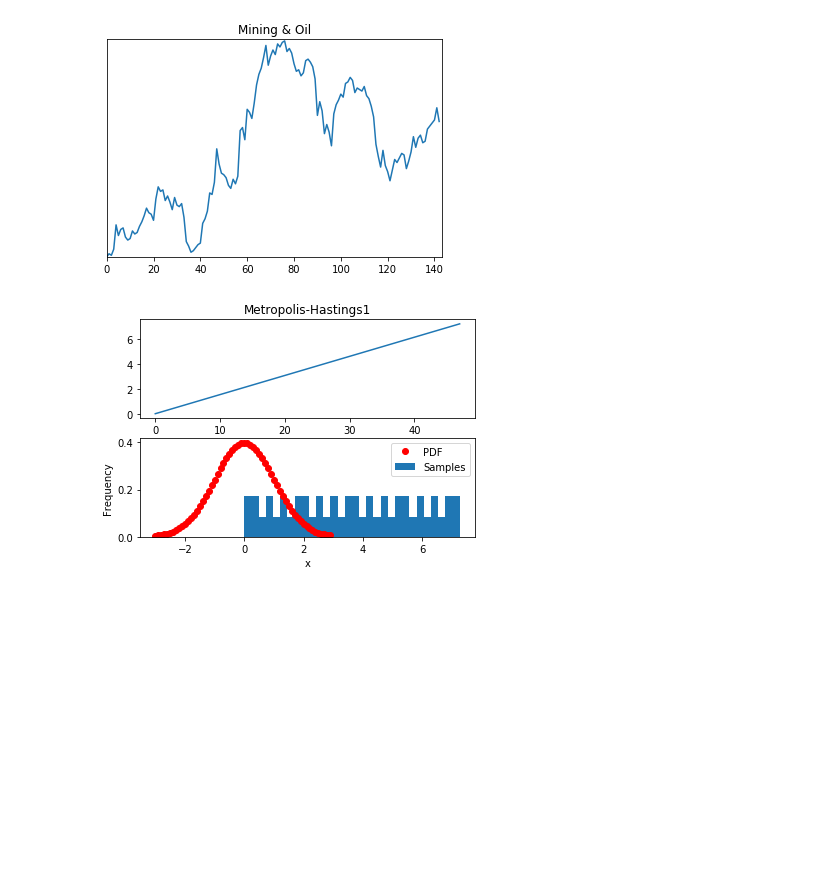
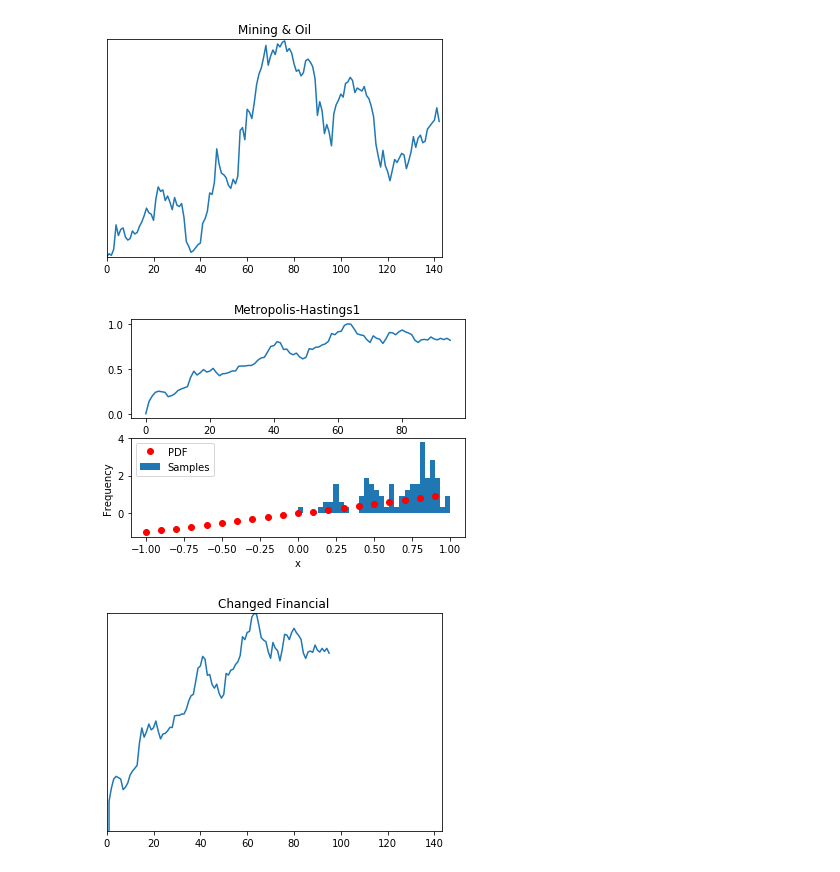
Before and after one commit to DwardTiro/ADVSTAT_MCMC, a Jupyter notebook: ADVSTAT MCMC.ipynb, the cells around one changed output. Cells and saved outputs as stored; diff of their text form; code cells hidden in the pictures; blank space fills up the shorter version.

```diff
--- a/ADVSTAT MCMC.ipynb
+++ b/ADVSTAT MCMC.ipynb
@@ -14,6 +14,7 @@ import random
 posterior = 0
 prior = 0
 
+alldata = []
 financials = []
 industrials = []
 holfirms = []
@@ -74,6 +75,8 @@ plt.title('Mining & Oil')
 plt.yticks([])
 plt.axis([0, 143, 0, 143])
 plt.show()
+alldata.append(financials)
+alldata.append(industrials)
 # %% [output]
 [figure]
 [figure]
@@ -112,18 +124,25 @@ for i in xrange(1,n):
 # %%
 #plotting the results:
 #theoretical curve
-x = arange(-3,3,.1)
-y = sdnorm(x)
+x = arange(-1,1,.1)
+y = x
 subplot(211)
 title('Metropolis-Hastings1')
 plot(vec)
 subplot(212)
 
 hist(vec, bins=30,normed=1)
 plot(x,y,'ro')
 ylabel('Frequency')
 xlabel('x')
 legend(('PDF','Samples'))
 show()
+
+plt.plot(xis, vec)
+plt.title('Changed Financial')
+plt.yticks([])
+plt.axis([0, 143, 0, 1])
+plt.show()
 # %% [output]
-[figure, old version]
+[figure, new version]
+[figure, added]
```
Also changed, not shown: parts of 2 cells of this notebook.
